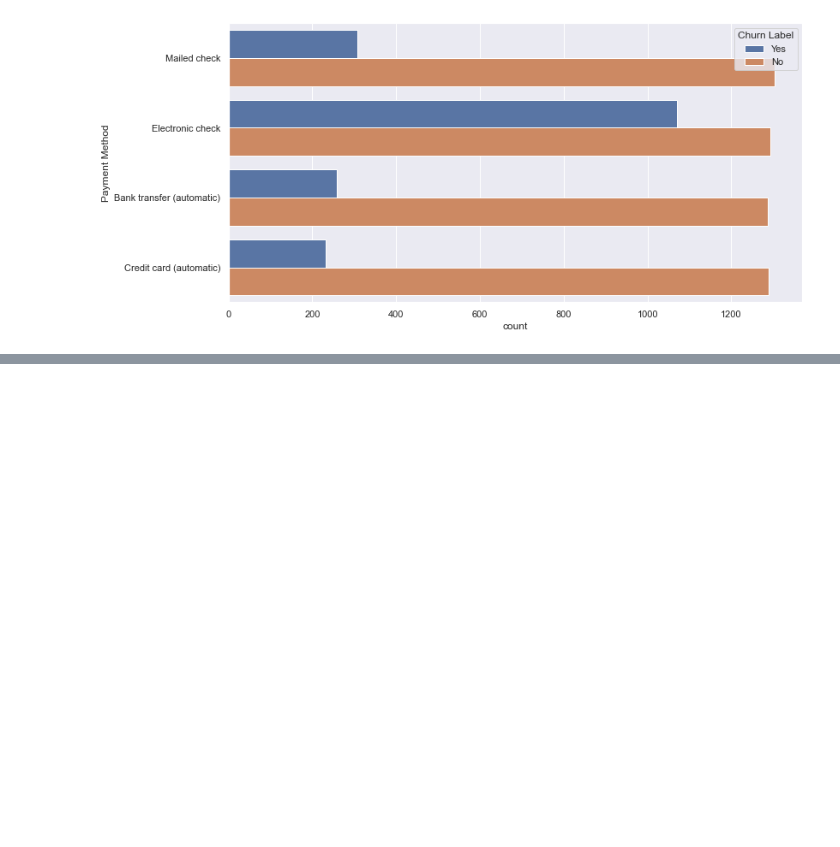
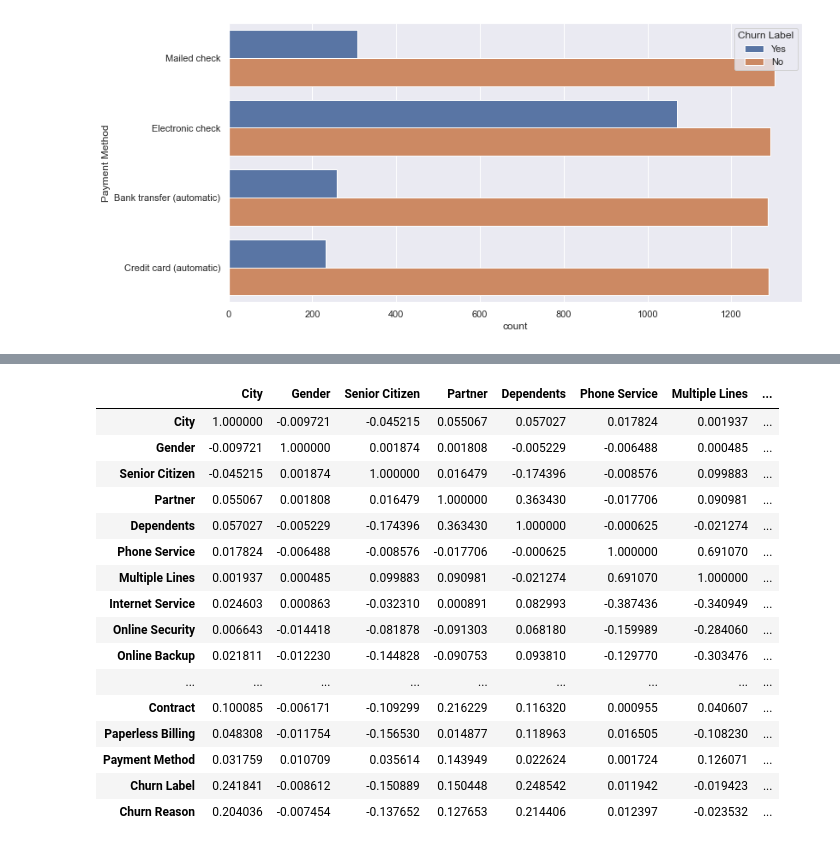
Before and after one commit to samarth-malhotra/Dissertation, a Jupyter notebook: Dissertation Project.ipynb, the cells around one changed output, grey strips where cells are left out. Saved outputs shown, nothing was run; the diff lists cells and outputs as text; code cells hidden in the pictures; blank space fills up the shorter version.

```diff
--- a/Dissertation Project.ipynb
+++ b/Dissertation Project.ipynb
@@ -402,0 +416,24 @@ sns.displot(df_new['Tenure Months'])
+# %%
+# dropping the numerical columns
+categorical = df_new.drop(['CustomerID', 'Tenure Months', 'Monthly Charges', 'Total Charges', 'CLTV'],
+        axis=1)
+corr = categorical.apply(lambda x: pd.factorize(x)[0]).corr()
+corr
+# %% [output]
+|  | City | Gender | Senior Citizen | Partner | Dependents | Phone Service | Multiple Lines | ... |
+| City | 1.000000 | -0.009721 | -0.045215 | 0.055067 | 0.057027 | 0.017824 | 0.001937 | ... |
+| Gender | -0.009721 | 1.000000 | 0.001874 | 0.001808 | -0.005229 | -0.006488 | 0.000485 | ... |
+| Senior Citizen | -0.045215 | 0.001874 | 1.000000 | 0.016479 | -0.174396 | -0.008576 | 0.099883 | ... |
+| Partner | 0.055067 | 0.001808 | 0.016479 | 1.000000 | 0.363430 | -0.017706 | 0.090981 | ... |
+| Dependents | 0.057027 | -0.005229 | -0.174396 | 0.363430 | 1.000000 | -0.000625 | -0.021274 | ... |
+| Phone Service | 0.017824 | -0.006488 | -0.008576 | -0.017706 | -0.000625 | 1.000000 | 0.691070 | ... |
+| Multiple Lines | 0.001937 | 0.000485 | 0.099883 | 0.090981 | -0.021274 | 0.691070 | 1.000000 | ... |
+| Internet Service | 0.024603 | 0.000863 | -0.032310 | 0.000891 | 0.082993 | -0.387436 | -0.340949 | ... |
+| Online Security | 0.006643 | -0.014418 | -0.081878 | -0.091303 | 0.068180 | -0.159989 | -0.284060 | ... |
+| Online Backup | 0.021811 | -0.012230 | -0.144828 | -0.090753 | 0.093810 | -0.129770 | -0.303476 | ... |
+| ... | ... | ... | ... | ... | ... | ... | ... | ... |
+| Contract | 0.100085 | -0.006171 | -0.109299 | 0.216229 | 0.116320 | 0.000955 | 0.040607 | ... |
+| Paperless Billing | 0.048308 | -0.011754 | -0.156530 | 0.014877 | 0.118963 | 0.016505 | -0.108230 | ... |
+| Payment Method | 0.031759 | 0.010709 | 0.035614 | 0.143949 | 0.022624 | 0.001724 | 0.126071 | ... |
+| Churn Label | 0.241841 | -0.008612 | -0.150889 | 0.150448 | 0.248542 | 0.011942 | -0.019423 | ... |
+| Churn Reason | 0.204036 | -0.007454 | -0.137652 | 0.127653 | 0.214406 | 0.012397 | -0.023532 | ... |
```
Also changed, not shown: parts of 10 cells of this notebook.
